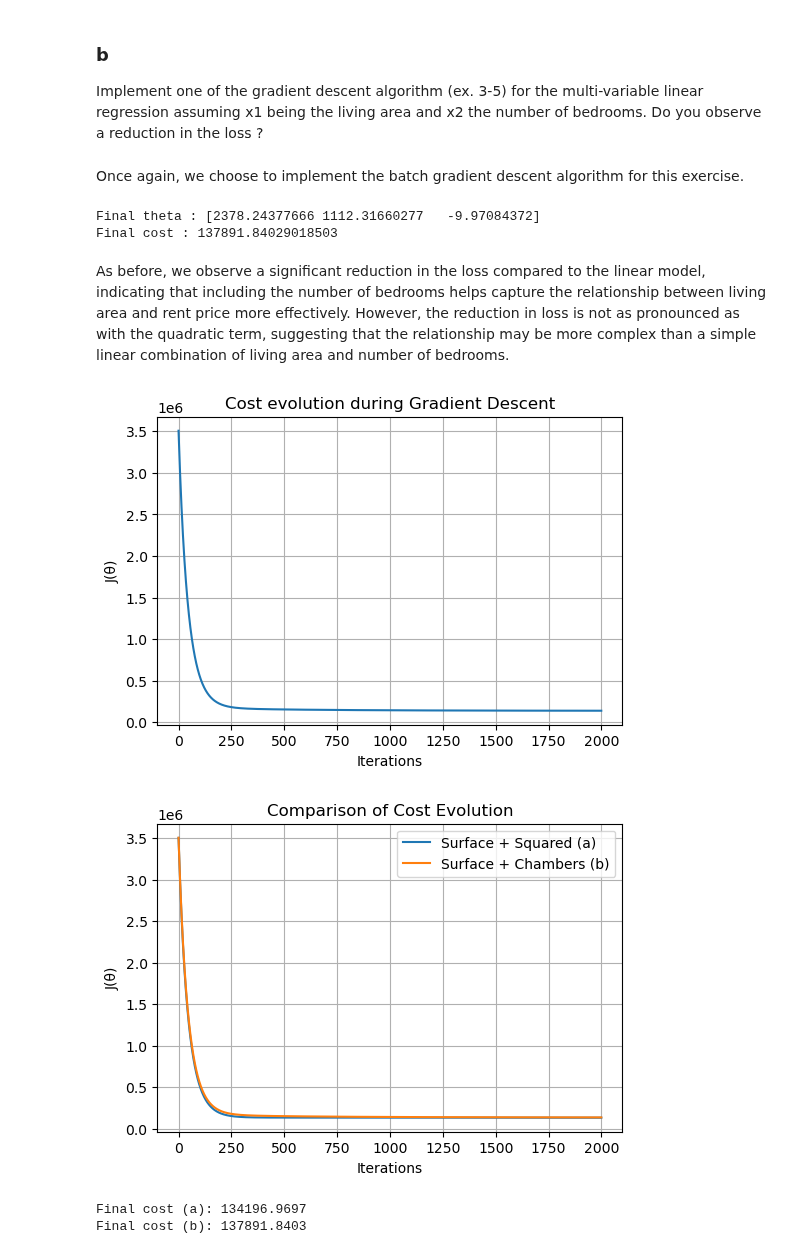
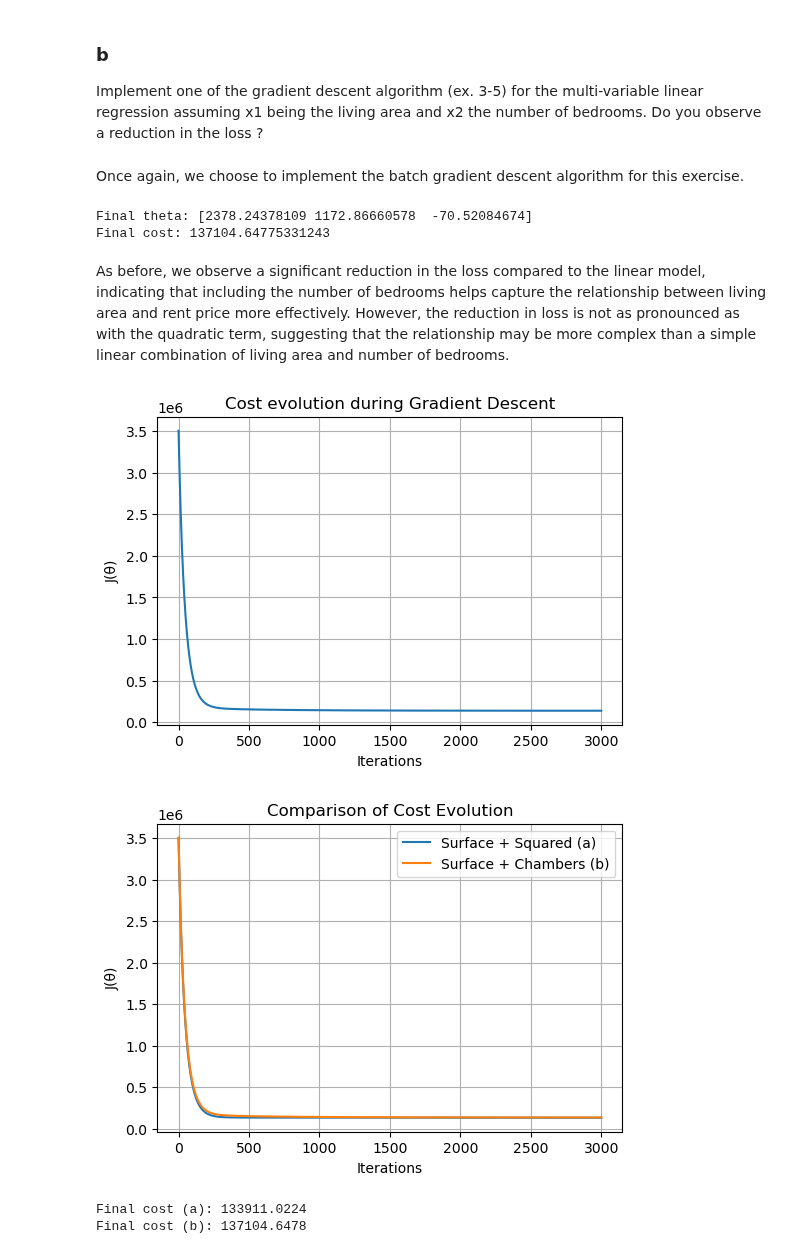
Before and after one commit to evarayHEIG/machle_labs, a Jupyter notebook: pw4/pw4-linear-regression-stud.ipynb, the cells around one changed output. Cells and saved outputs as stored; diff of their text form; code cells hidden in the pictures.

```diff
--- a/pw4/pw4-linear-regression-stud.ipynb
+++ b/pw4/pw4-linear-regression-stud.ipynb
@@ -642,9 +620,21 @@ x2_norm, m2, s2 = normalize(x2_a)
 X_a = np.c_[np.ones(N), x1_norm, x2_norm]
 # %%
 alpha = 0.01
-num_iters = 2000
-theta_a, cost_a = gradient_descent(X_a, y, alpha, num_iters)
+num_iters = 3000
 
-print("Final theta :", theta_a.ravel())
-print("Final cost :", cost_a[-1])
+# For quadratic regression, we need 3 parameters: bias, x1, x1^2
+initial_theta_a = np.zeros(3)
+
+theta, history = batch_gradient_descent(
+    initial_theta=initial_theta_a,
+    alpha=alpha,
+    gradient_fn=linear_regression_gradient,
+    X=X_a,
+    y=y,
+    cost_fn=mse_cost,
+    max_iterations=num_iters
+)
+
+print("Final theta:", theta)
+print("Final cost:", history['cost'][-1])
 # %% [output]
@@ -682,8 +672,10 @@ plt.show()
 ### b
 
 Implement one of the gradient descent algorithm (ex. 3-5) for the multi-variable linear regression assuming x1 being the living area and x2 the number of bedrooms. Do you observe a reduction in the loss ?
-# %% [markdown]
-Once again, we choose to implement the batch gradient descent algorithm for this exercise.
+# %% [markdown]
+
+
+Once again, we choose to implement the batch gradient descent algorithm for this exercise.
 # %%
 x1_b = dataset['living_area'].to_numpy()
 x2_b = dataset['nb_rooms'].to_numpy()
@@ -695,39 +687,50 @@ x2_norm_b, m2b, s2b = normalize(x2_b)
 # Matrix with bias term
 X_b = np.c_[np.ones(N), x1_norm_b, x2_norm_b]
 # %%
-theta_b, cost_b = gradient_descent(X_b, y, alpha, num_iters)
+# For multi-variable regression with living_area and nb_rooms, we need 3 parameters
+initial_theta_b = np.zeros(3)
 
-print("Final theta :", theta_b.ravel())
-print("Final cost :", cost_b[-1])
+theta_b, history_b = batch_gradient_descent(
+    initial_theta=initial_theta_b,
+    alpha=alpha,
+    gradient_fn=linear_regression_gradient,
+    X=X_b,
+    y=y,
+    cost_fn=mse_cost,
+    max_iterations=num_iters
+)
+
+print("Final theta:", theta_b)
+print("Final cost:", history_b['cost'][-1])
 # %% [output]
-Final theta : [2378.24377666 1112.31660277   -9.97084372]
-Final cost : 137891.84029018503
+Final theta: [2378.24378109 1172.86660578  -70.52084674]
+Final cost: 137104.64775331243
-# %% [markdown]
-As before, we observe a significant reduction in the loss compared to the linear model, indicating that including the number of bedrooms helps capture the relationship between living area and rent price more effectively. However, the reduction in loss is not as pronounced as with the quadratic term, suggesting that the relationship may be more complex than a simple linear combination of living area and number of bedrooms.
+# %% [markdown]
+As before, we observe a significant reduction in the loss compared to the linear model, indicating that including the number of bedrooms helps capture the relationship between living area and rent price more effectively. However, the reduction in loss is not as pronounced as with the quadratic term, suggesting that the relationship may be more complex than a simple linear combination of living area and number of bedrooms.
 # %%
 plt.figure(figsize=(6,4))
-plt.plot(cost_b)
+plt.plot(history_b['cost'])
 plt.xlabel("Iterations")
 plt.ylabel("J(θ)")
 plt.title("Cost evolution during Gradient Descent")
 plt.grid(True)
 plt.show()
 # %% [output]
-[figure, old version]
+[figure, new version]
 # %%
 plt.figure(figsize=(6,4))
-plt.plot(cost_a, label="Surface + Squared (a)")
-plt.plot(cost_b, label="Surface + Chambers (b)")
+plt.plot(history['cost'], label="Surface + Squared (a)")
+plt.plot(history_b['cost'], label="Surface + Chambers (b)")
 plt.title("Comparison of Cost Evolution")
 plt.xlabel("Iterations")
 plt.ylabel("J(θ)")
 plt.legend()
 plt.grid(True)
 plt.show()
 
-print(f"Final cost (a): {cost_a[-1]:.4f}")
-print(f"Final cost (b): {cost_b[-1]:.4f}")
+print(f"Final cost (a): {history['cost'][-1]:.4f}")
+print(f"Final cost (b): {history_b['cost'][-1]:.4f}")
 # %% [output]
-[figure, old version]
+[figure, new version]
-Final cost (a): 134196.9697
-Final cost (b): 137891.8403
+Final cost (a): 133911.0224
+Final cost (b): 137104.6478
```
Also changed, not shown: parts of 22 cells of this notebook.
